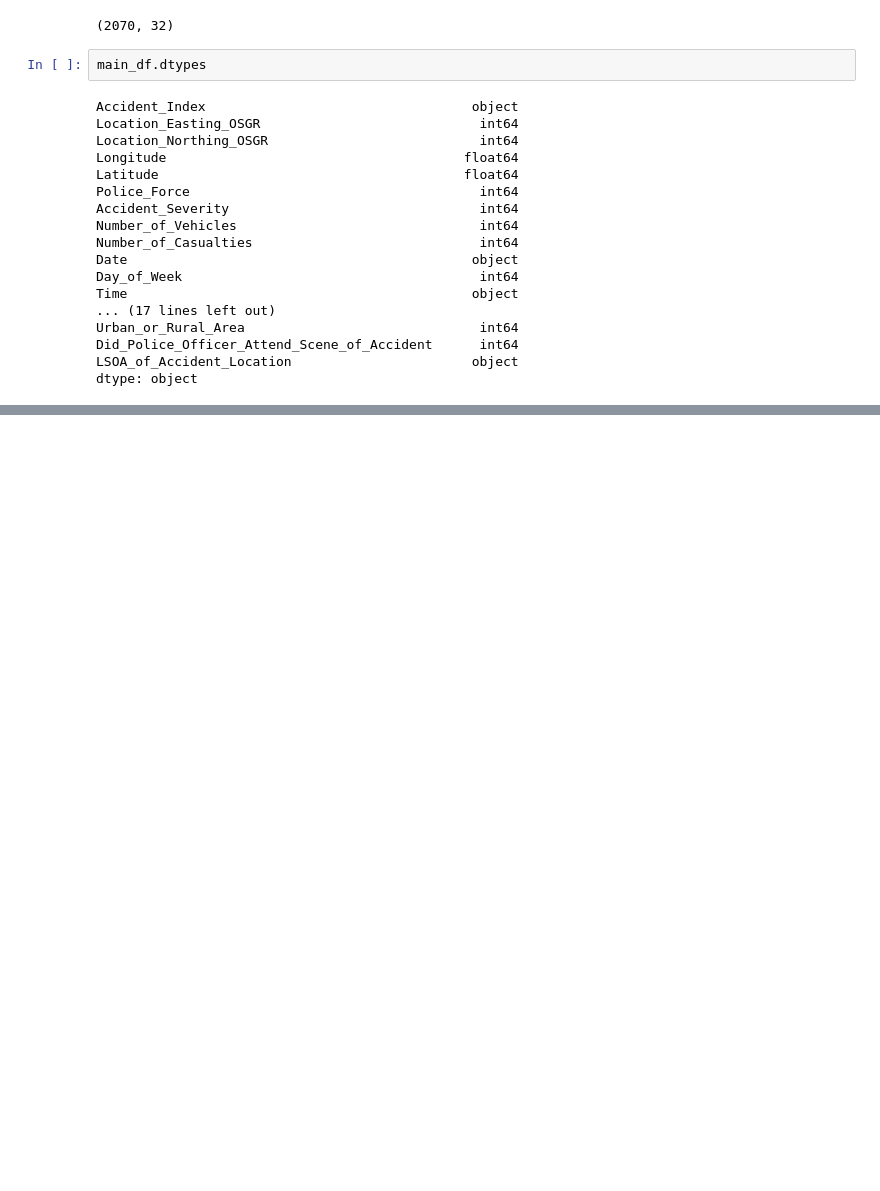
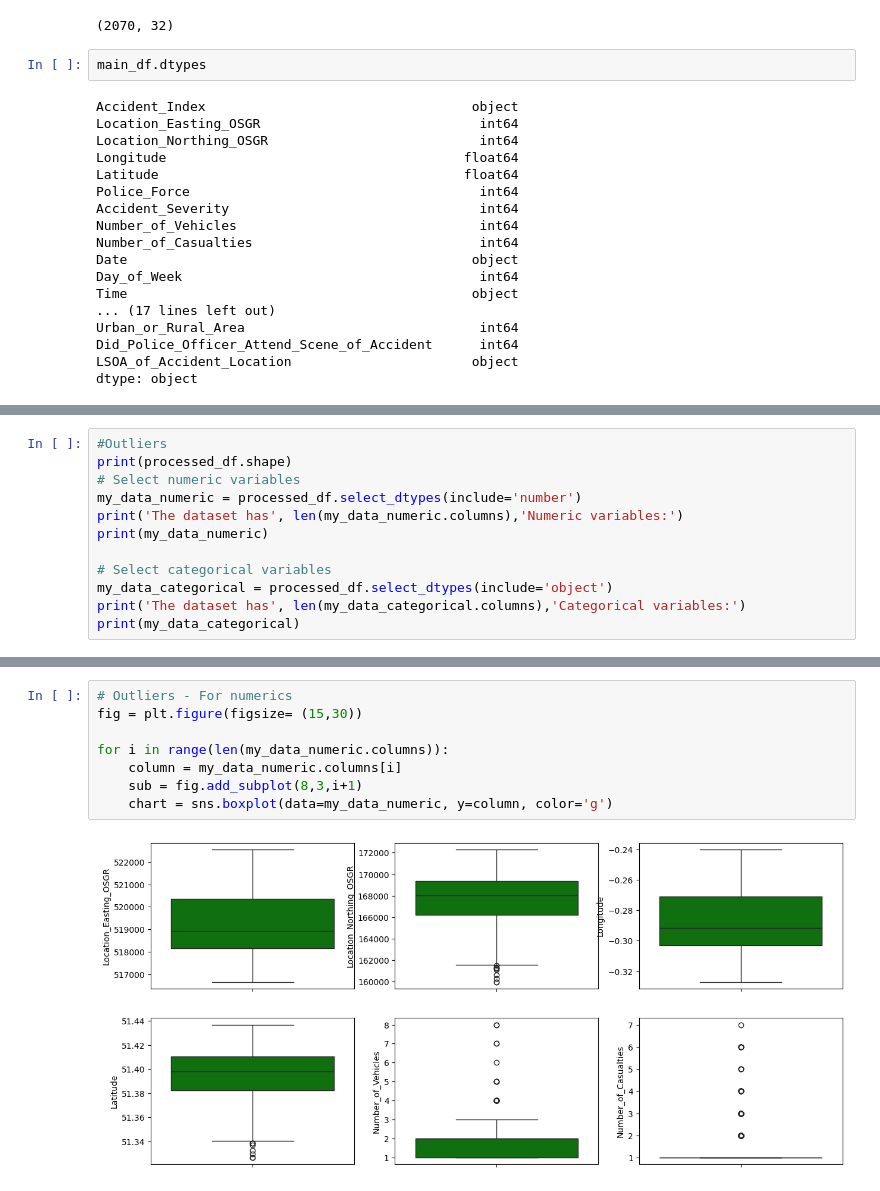
Before and after one commit to christopherjude/data-mining, a Jupyter notebook: accidents.ipynb, the cells around one changed output, grey strips where cells are left out. Drawn from its saved outputs; the diff is of its cells as text; blank space fills up the shorter version.

```diff
--- a/accidents.ipynb
+++ b/accidents.ipynb
@@ -156,0 +137,12 @@ Name: LSOA_of_Accident_Location, Length: 2070, dtype: object
+# %%
+#Outliers
+print(processed_df.shape)
+# Select numeric variables
+my_data_numeric = processed_df.select_dtypes(include='number')
+print('The dataset has', len(my_data_numeric.columns),'Numeric variables:')
+print(my_data_numeric)
+
+# Select categorical variables
+my_data_categorical = processed_df.select_dtypes(include='object')
+print('The dataset has', len(my_data_categorical.columns),'Categorical variables:')
+print(my_data_categorical)
@@ -156,0 +167,10 @@ Name: LSOA_of_Accident_Location, Length: 2070, dtype: object
+# %%
+# Outliers - For numerics
+fig = plt.figure(figsize= (15,30))
+
+for i in range(len(my_data_numeric.columns)):
+    column = my_data_numeric.columns[i]
+    sub = fig.add_subplot(8,3,i+1)
+    chart = sns.boxplot(data=my_data_numeric, y=column, color='g')
+# %% [output]
+[figure, added]
```
Also changed, not shown: parts of 22 cells of this notebook, 2 other files.
